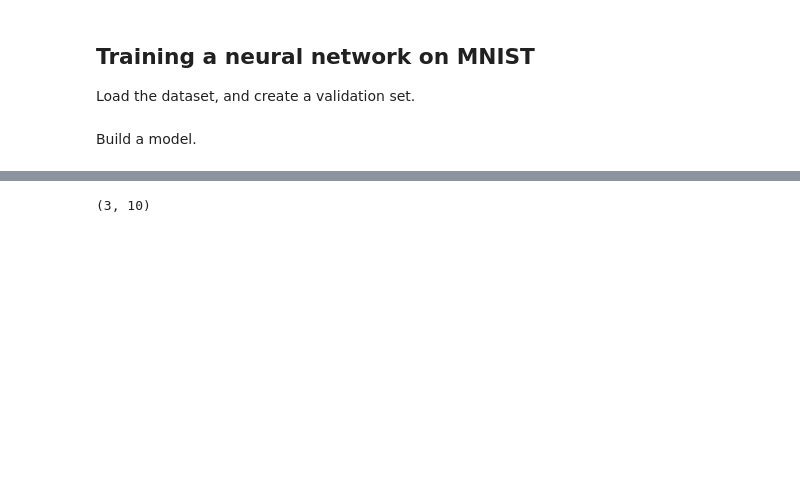
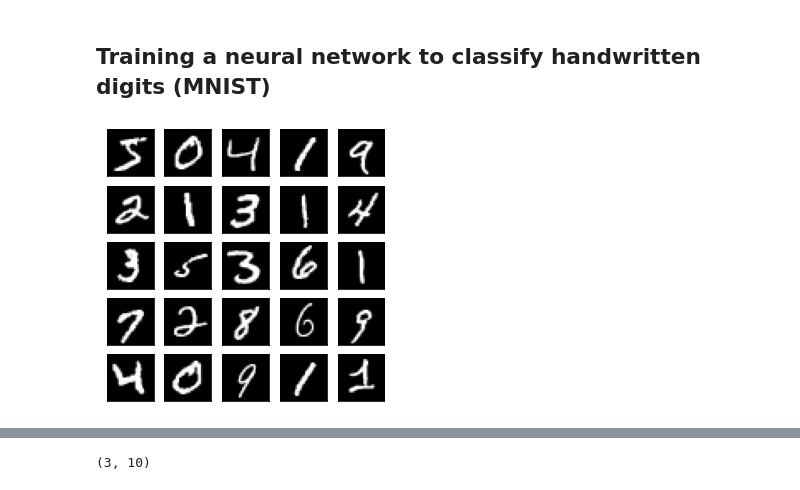
Before and after one commit to sradc/SmallPebble, a Jupyter notebook: README.ipynb, the cells around one changed output, grey strips where cells are left out. Drawn from its saved outputs; the diff is of its cells as text; code cells hidden in the pictures; blank space fills up the shorter version.

```diff
--- a/README.ipynb
+++ b/README.ipynb
@@ -43,5 +45,3 @@ from tqdm import tqdm
 # %% [markdown]
-## Training a neural network on MNIST
-
-Load the dataset, and create a validation set.
+## Training a neural network to classify handwritten digits (MNIST)
 # %%
@@ -53,6 +55,18 @@ X = X_train[:50_000, ...]
 y = y_train[:50_000]
 X_eval = X_train[50_000:60_000, ...]
 y_eval = y_train[50_000:60_000]
-# %% [markdown]
-Build a model.
+# %%
+"Plot, to check we have the right data."
+
+plt.figure(figsize=(5,5))
+for i in range(25):
+    plt.subplot(5,5,i+1)
+    plt.xticks([])
+    plt.yticks([])
+    plt.grid(False)
+    plt.imshow(X_train[i,:].reshape(28,28), cmap='gray', vmin=0, vmax=1)
+
+plt.show()
+# %% [output]
+[figure, added]
 # %%
```
Also changed, not shown: parts of 35 cells of this notebook, 9 other files.
